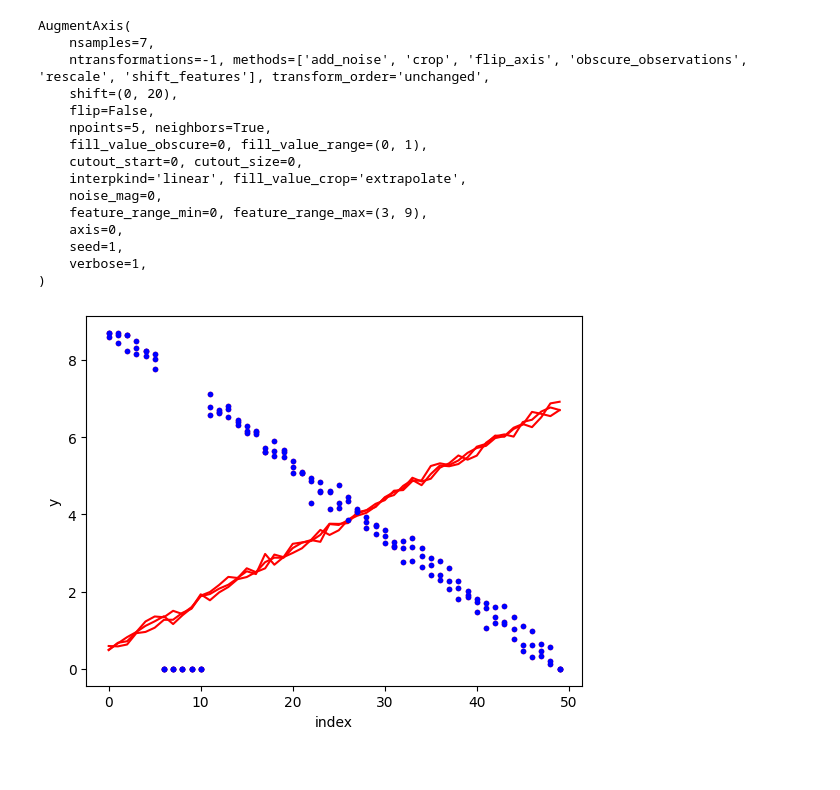
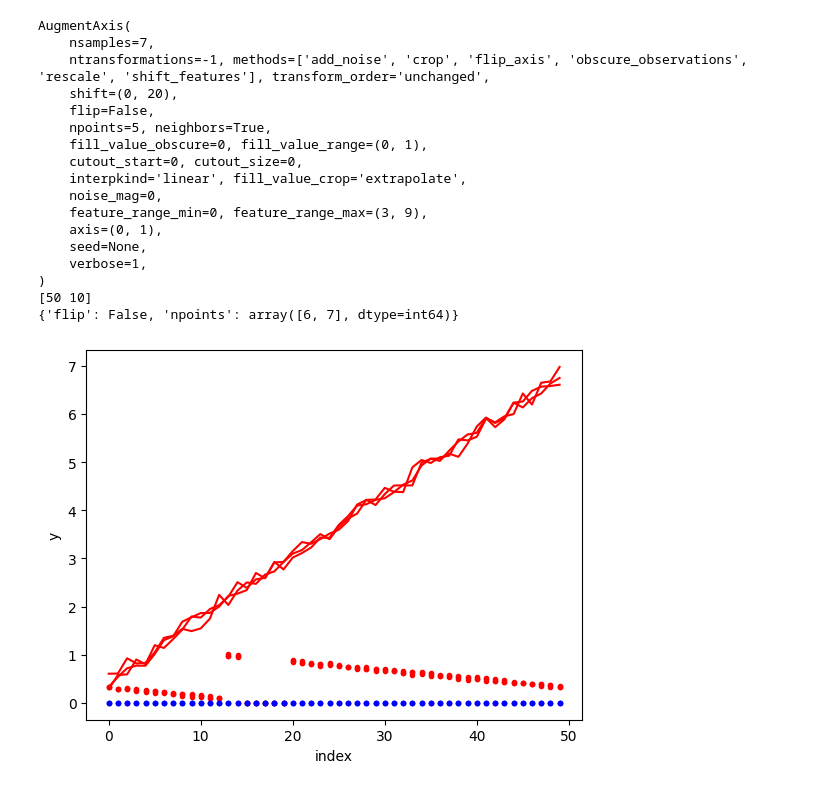
Before and after one commit to TheRedElement/astroLuSt, a Jupyter notebook: demos/synthetics_demo.ipynb, the cells around one changed output. Cells and saved outputs as stored; diff of their text form; code cells hidden in the pictures.

Commit message:
first draft of get_random_transform

```diff
--- a/demos/synthetics_demo.ipynb
+++ b/demos/synthetics_demo.ipynb
@@ -32,7 +32,7 @@ def generate_4d(
     return X
 
 X = generate_4d(
-    shape=(23,50,2,3),
+    shape=(23,50,10,3),
     xmin=0, xmax=2*np.pi,
     # func=np.sin,
     func=None,
@@ -69,8 +69,8 @@ AA = ald.AugmentAxis(
     interpkind=None, fill_value_crop=None,
     noise_mag=None,
     feature_range_min=0, feature_range_max=(3,9),
-    axis=0,
-    seed=1,
+    axis=(0,1),
+    seed=None,
     verbose=1,
 )
 print(AA)
@@ -93,6 +93,7 @@ print(AA)
 # print(x_.shape)
 
 AA.fit(X)
+AA.get_random_transform(X.shape[1:], axis=(0,1))
 X_new, y_new, y1  = AA.flow(X,
 # X_new = AA.flow(X,
     y=y,
@@ -108,33 +109,35 @@ ax1 = fig.add_subplot(111)
 ax1.plot(X[0,:,0,:], 'r-')
 # ax1.plot(X[0,:,1,:], 'b-')
 ax1.plot(X_new[0,:,0,:], 'r.')
 ax1.plot(X_new[0,:,1,:], 'b.')
 # ax1.plot(x_[:,1,0], 'b.')
 # ax1.plot(x_[:,1,1], 'r.')
 # ax1.plot(x_[:,1,2], 'g.')
 
 #3d
 # ax1.plot(X3d[0,:], 'r-')
 # ax1.plot(x_[:,0], 'r.')
 
 
 ax1.set_xlabel('index')
 ax1.set_ylabel('y')
 plt.show()
 # %% [output]
 AugmentAxis(
     nsamples=7,
     ntransformations=-1, methods=['add_noise', 'crop', 'flip_axis', 'obscure_observations', 'rescale', 'shift_features'], transform_order='unchanged',
     shift=(0, 20),
     flip=False,
     npoints=5, neighbors=True,
     fill_value_obscure=0, fill_value_range=(0, 1),
     cutout_start=0, cutout_size=0,
     interpkind='linear', fill_value_crop='extrapolate',
     noise_mag=0,
     feature_range_min=0, feature_range_max=(3, 9),
-    axis=0,
-    seed=1,
+    axis=(0, 1),
+    seed=None,
     verbose=1,
 )
+[50 10]
+{'flip': False, 'npoints': array([6, 7], dtype=int64)}
-[figure, old version]
+[figure, new version]
```
Also changed, not shown: parts of 1 cell of this notebook, 1 other file.
